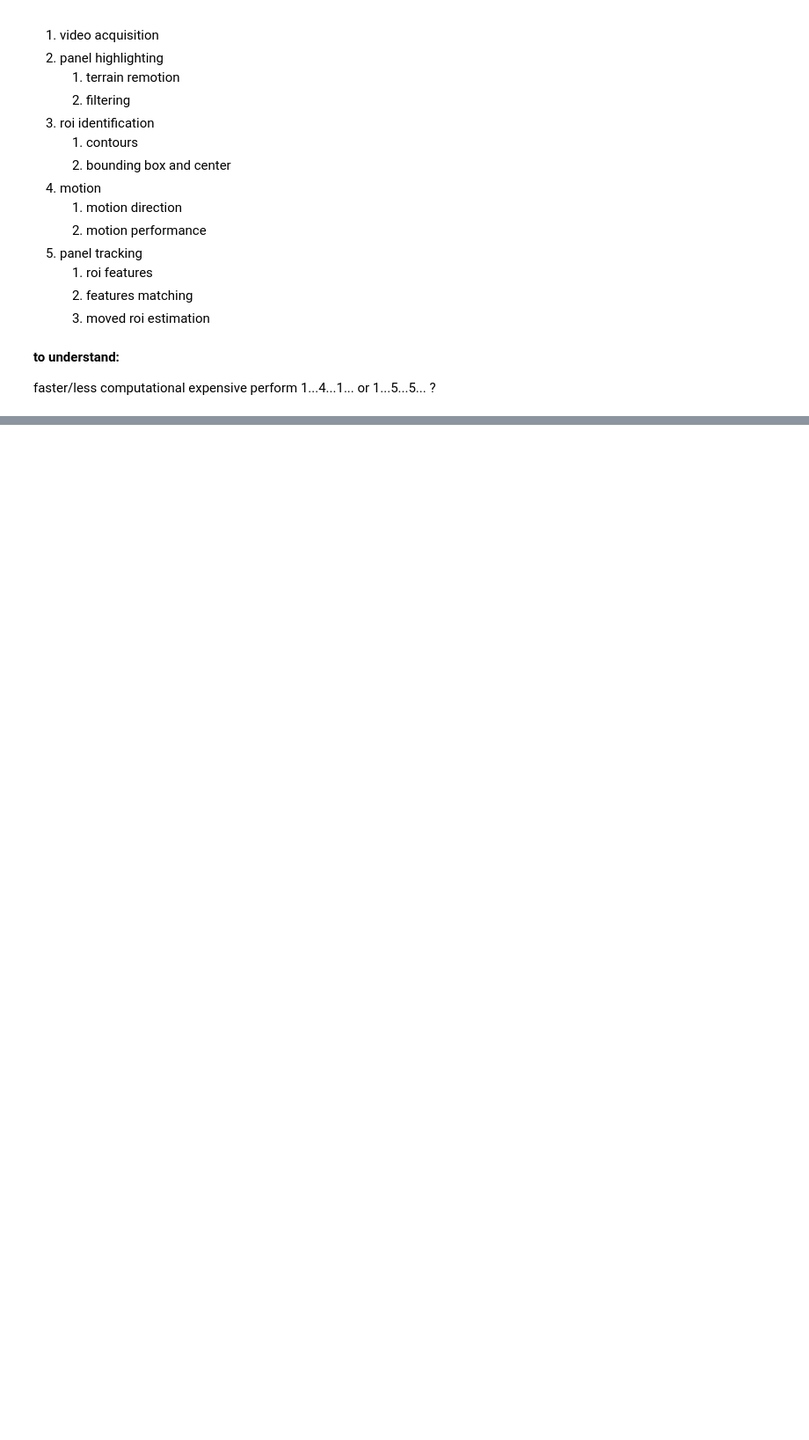
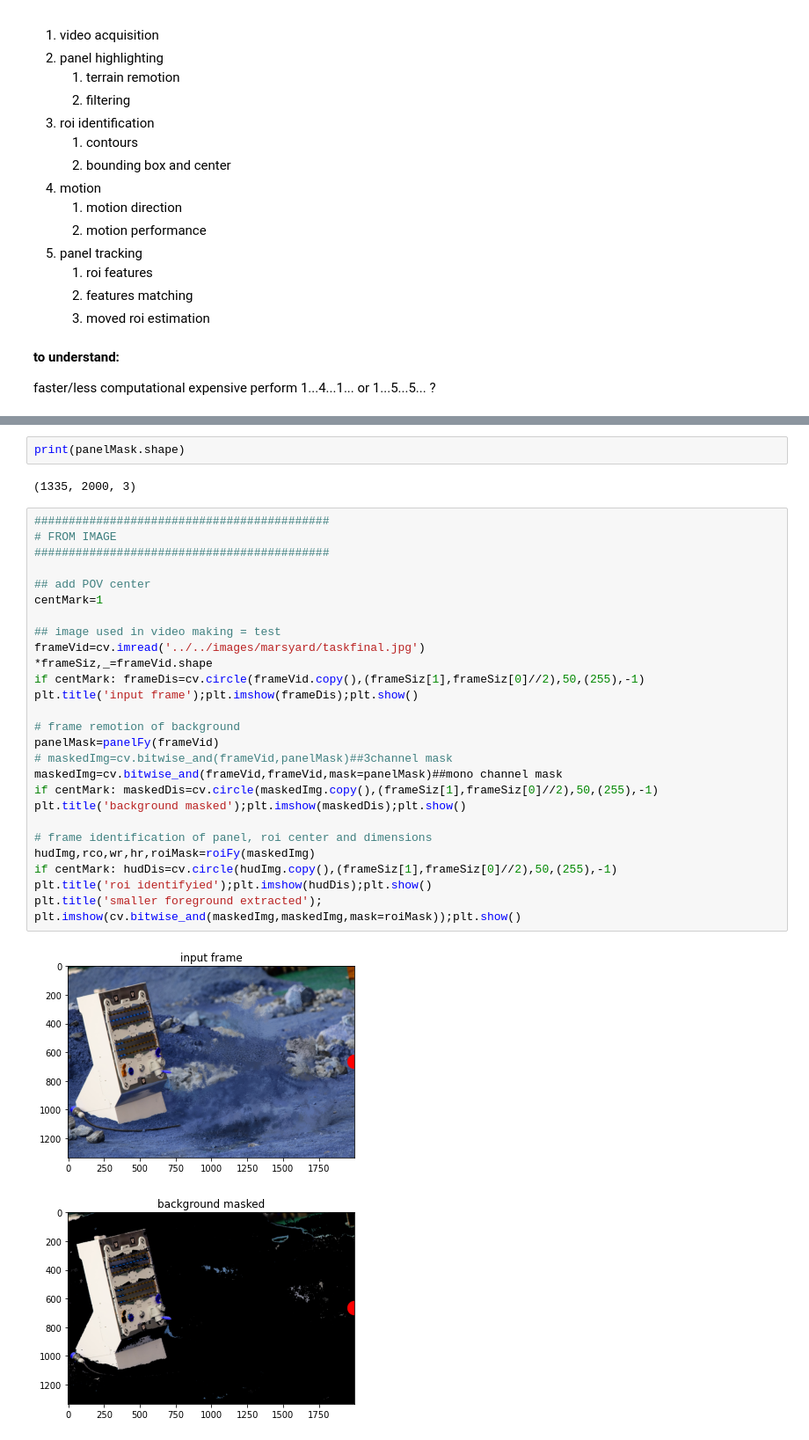
Before and after one commit to Cangio/CV-Alma-X, a Jupyter notebook: 1-box/background-remotion/mixup_attemp_v1.ipynb, the cells around one changed output, grey strips where cells are left out. Shown at 88% size. Saved outputs shown, nothing was run; the diff lists cells and outputs as text; blank space fills up the shorter version.

```diff
--- a/1-box/background-remotion/mixup_attemp_v1.ipynb
+++ b/1-box/background-remotion/mixup_attemp_v1.ipynb
@@ -215,0 +278,34 @@ if 0:# test with imported image
+# %%
+print(panelMask.shape)
+# %% [output]
+(1335, 2000, 3)
+# %%
+###########################################
+# FROM IMAGE
+###########################################
+
+## add POV center
+centMark=1
+
+## image used in video making = test
+frameVid=cv.imread('../../images/marsyard/taskfinal.jpg')
+*frameSiz,_=frameVid.shape
+if centMark: frameDis=cv.circle(frameVid.copy(),(frameSiz[1],frameSiz[0]//2),50,(255),-1)
+plt.title('input frame');plt.imshow(frameDis);plt.show()
+
+# frame remotion of background
+panelMask=panelFy(frameVid)
+# maskedImg=cv.bitwise_and(frameVid,panelMask)##3channel mask
+maskedImg=cv.bitwise_and(frameVid,frameVid,mask=panelMask)##mono channel mask
+if centMark: maskedDis=cv.circle(maskedImg.copy(),(frameSiz[1],frameSiz[0]//2),50,(255),-1)
+plt.title('background masked');plt.imshow(maskedDis);plt.show()
+
+# frame identification of panel, roi center and dimensions
+hudImg,rco,wr,hr,roiMask=roiFy(maskedImg)
+if centMark: hudDis=cv.circle(hudImg.copy(),(frameSiz[1],frameSiz[0]//2),50,(255),-1)
+plt.title('roi identifyied');plt.imshow(hudDis);plt.show()
+plt.title('smaller foreground extracted');
+plt.imshow(cv.bitwise_and(maskedImg,maskedImg,mask=roiMask));plt.show()
+# %% [output]
+[figure, added]
+[figure, added]
```
Also changed, not shown: parts of 5 cells of this notebook, 1 other file.
